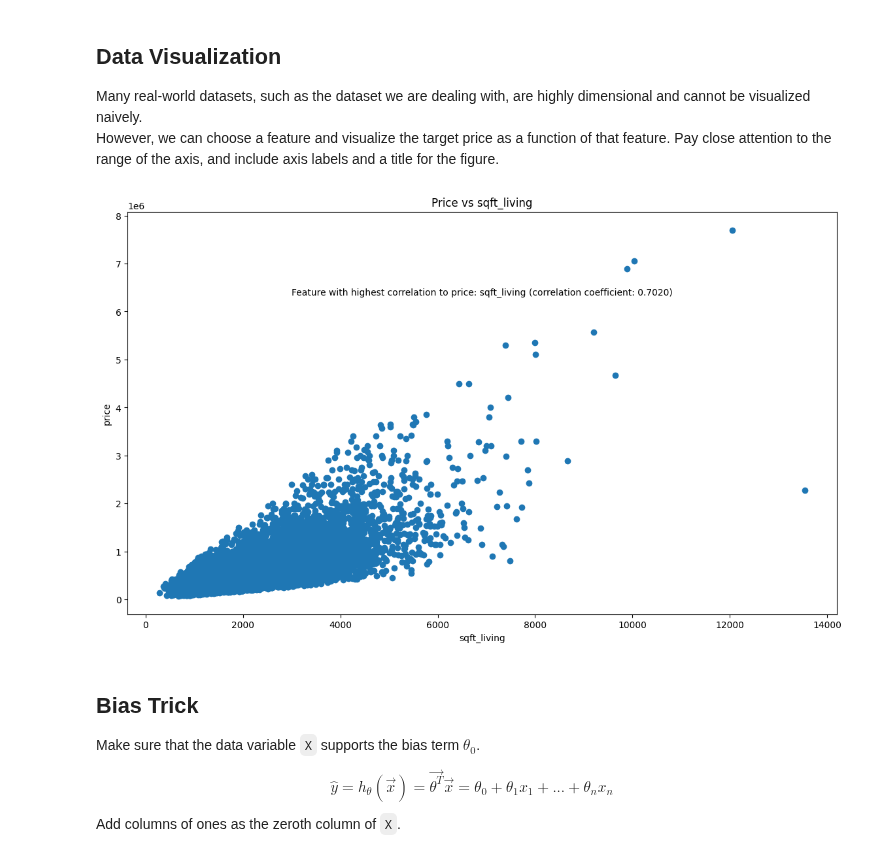
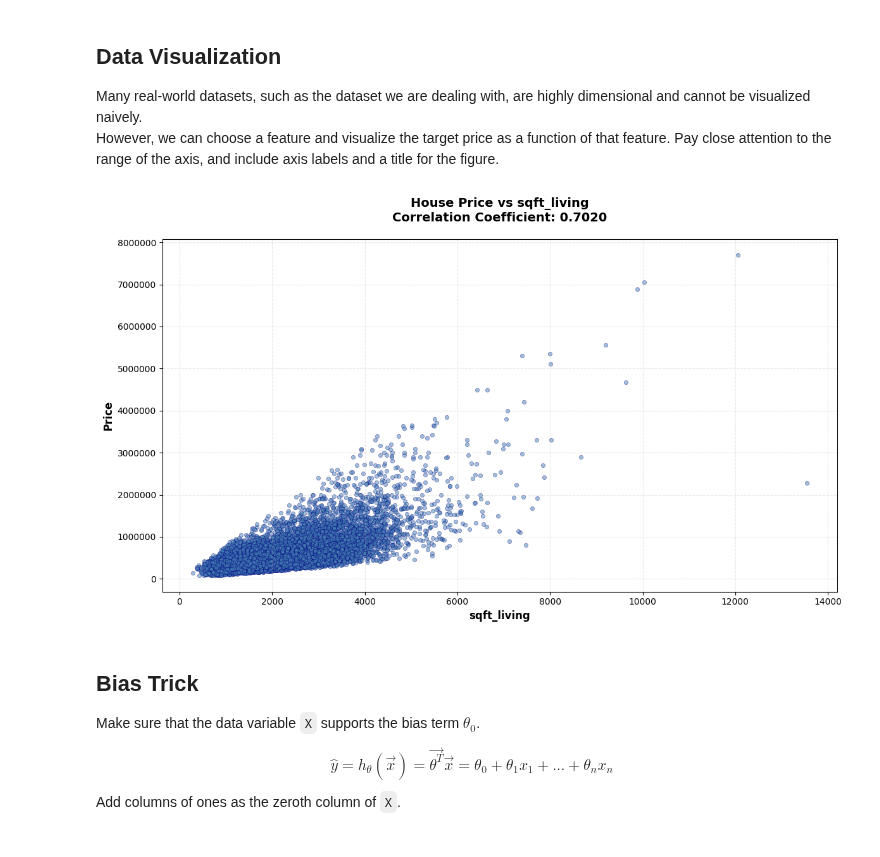
Before and after one commit to Evyatar-shaked/dani-and-evyatar-ML, a Jupyter notebook: HW2/hw2.ipynb, the cells around one changed output. Drawn from its saved outputs; the diff is of its cells as text; code cells hidden in the pictures.

```diff
--- a/HW2/hw2.ipynb
+++ b/HW2/hw2.ipynb
@@ -178,21 +178,26 @@ However, we can choose a feature and visualize the target price as a function of
 # %%
 # Choose one fearture an plot the target price as a function of that feature
 # Your code starts here
 relevant_with_target = df.drop(columns=['id', 'date'])
 corr_matrix = relevant_with_target.corr()
 target_corr = corr_matrix['price'].drop('price').abs()
 # Find the feature with highest correlation
 max_corr_feature = target_corr.idxmax()
 corr = target_corr[max_corr_feature]
-plt.text(0.5, 0.8, f'Feature with highest correlation to price: {max_corr_feature} (correlation coefficient: {corr:.4f})', ha='center', va='center', transform=plt.gca().transAxes)
-plt.scatter(df[max_corr_feature], df['price'])
-plt.xlabel(max_corr_feature)
-plt.ylabel('price')
-plt.title(f'Price vs {max_corr_feature}')
+
+# Create figure with better styling
+plt.figure(figsize=(12, 7))
+plt.scatter(df[max_corr_feature], df['price'], alpha=0.5, s=20, c='steelblue', edgecolors='navy', linewidth=0.5)
+plt.xlabel(max_corr_feature, fontsize=12, fontweight='bold')
+plt.ylabel('Price', fontsize=12, fontweight='bold')
+plt.title(f'House Price vs {max_corr_feature}\nCorrelation Coefficient: {corr:.4f}', fontsize=14, fontweight='bold', pad=20)
+plt.grid(True, alpha=0.3, linestyle='--')
+plt.ticklabel_format(style='plain', axis='y')
+plt.tight_layout()
 plt.show()
 # Your code ends here
 # %% [output]
-[figure, old version]
+[figure, new version]
 # %% [markdown]
 ## Bias Trick
 
```
Also changed, not shown: parts of 8 cells of this notebook.
